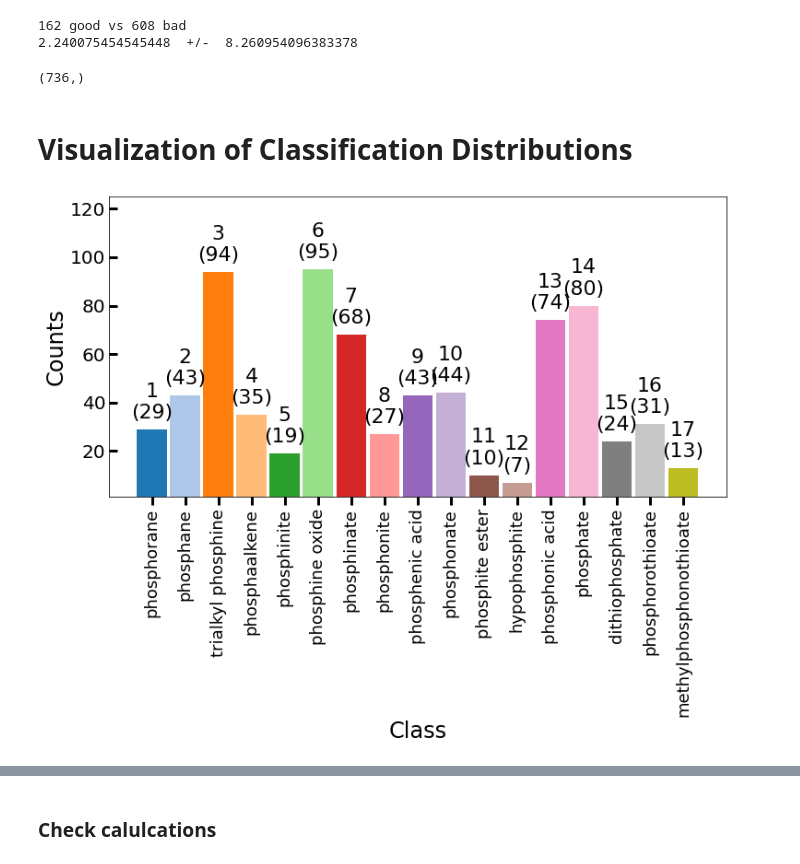
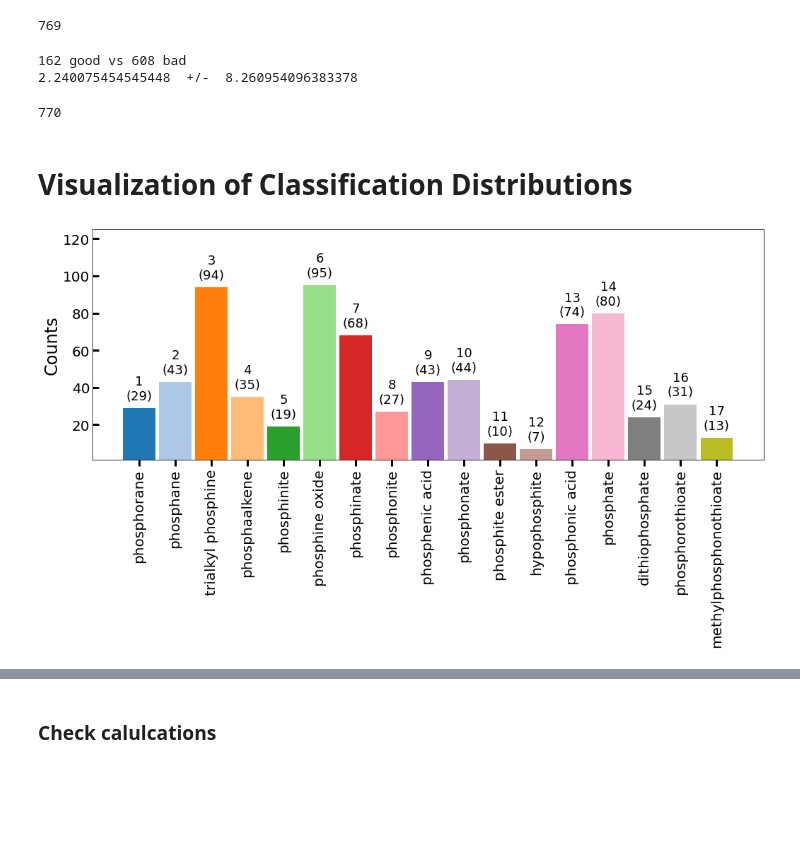
Before and after one commit to Seidler-Lab/Phosphorus-ML-Project, a Jupyter notebook: Data_Analysis_Sam.ipynb, the cells around one changed output, grey strips where cells are left out. Cells and saved outputs as stored; diff of their text form; code cells hidden in the pictures; blank space fills up the shorter version.

Commit message:
rename newutils to utils with changes to hist function

```diff
--- a/Data_Analysis_Sam.ipynb
+++ b/Data_Analysis_Sam.ipynb
@@ -89,8 +70,33 @@ transitions = get_Property(XANES_DATA, 'Transitions')
+# %%
+ROOTDIR = Path()
+
+CIDdir = ROOTDIR/"ProcessedData"
+Listdir = ROOTDIR/"Categories"
+
+X_data = get_Data(Listdir)
+# %% [output]
+769
+# %%
+X_data_classed = [c for c in X_data if c['Class']!='None']
+
+CIDs = np.array([c['CID'] for c in X_data])
+NoneCIDs = np.array([c['CID'] for c in X_data if c['Class']=='None'])
+
+compoundmap = {compound['CID']:compound for compound in X_data}
+
+typecodemap = {compound['CID']:compound['Type'] for compound in X_data}
+classcodemap = {compound['CID']:CLASSCODES[compound['Class']] for compound in X_data}
+
+classnames = list(CLASSCODES.keys())[:-1]
+typecodes = np.unique(list(TYPECODES.values()))[:-1]
+
+XANES_energies = X_data[0]['XANES_Spectra'][0]
+XES_energies = X_data[0]['XES_Spectra'][0]
 # %%
 good, bad = 0, 0
 diff = []
-for trans in transitions:
-    x, y = trans
+for compound in X_data:
+    x, y = compound['XANES_Transitions']
     whiteline_E = x[np.argmax(y[:-5])]
     max_E = whiteline_E + 15
     num_above_threshold = np.sum(x > max_E)
@@ -103,24 +109,19 @@ for trans in transitions:
     else:
         bad += 1
 diff = np.array(diff)
+print(f'{good} good vs {bad} bad')
+print(np.average(diff), ' +/- ', np.std(diff))
+# %% [output]
+162 good vs 608 bad
+2.240075454545448  +/-  8.260954096383378
-# %%
-print(f'{good} good vs {bad} bad')
-print(np.average(diff), ' +/- ', np.std(diff))
-# %% [output]
-162 good vs 608 bad
-2.240075454545448  +/-  8.260954096383378
-# %%
-CIDS.shape
-# %% [output]
-(736,)
+# %%
+len(CIDs)
+# %% [output]
+770
 # %% [markdown]
 # Visualization of Classification Distributions
 # %%
-categorizer = compoundclasses
-
-classnames = list(TYPECODES.keys())[:-1]
-bins = [np.sum(np.array(categorizer)==classname) for classname in classnames]
-
-hist(bins, [c.replace('_', ' ') for c in classnames], label='Class', verbose=True)
+bins = [len([c for c in X_data if c['Class']==classname]) for classname in classnames]
+hist(bins, [c.replace('_', ' ') for c in classnames], verbose=True)
 # %% [output]
-[figure, old version]
+[figure, new version]
```
Also changed, not shown: parts of 30 cells of this notebook, 3 other files.
